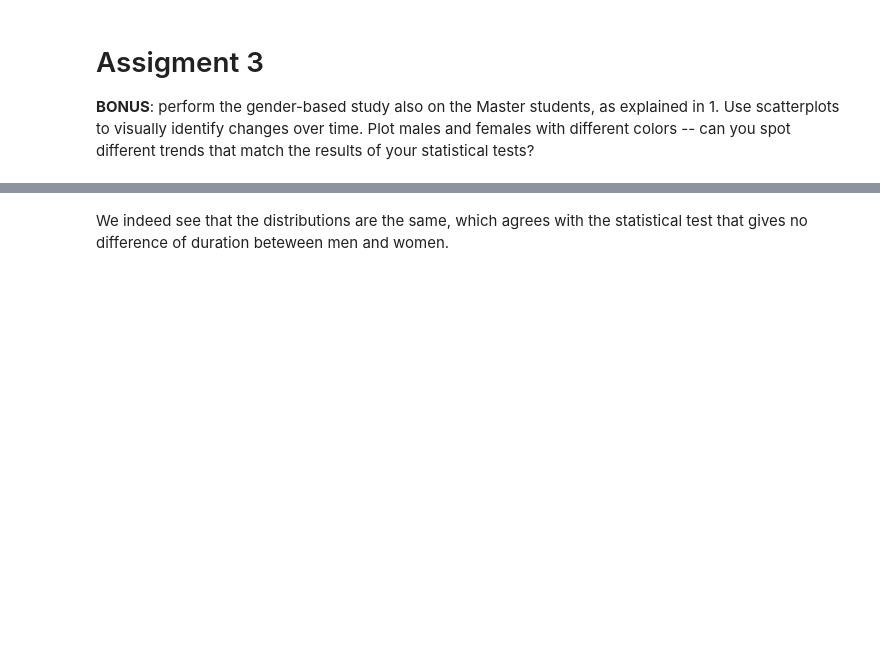
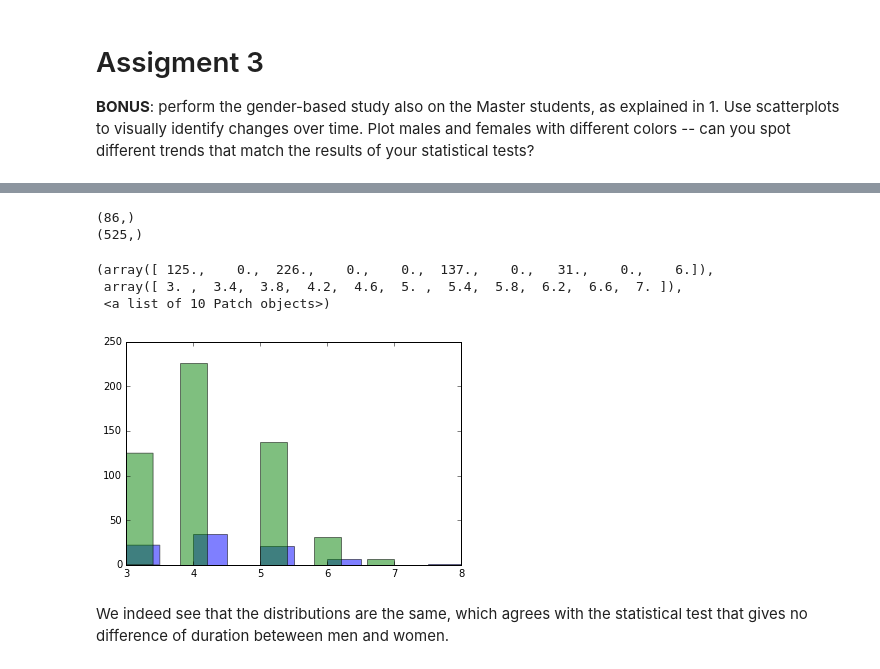
Before and after one commit to AgatheVkc/ada_homework, a Jupyter notebook: 02 - Data from the Web/assignment2.ipynb, the cells around one changed output, grey strips where cells are left out. Drawn from its saved outputs; the diff is of its cells as text; code cells hidden in the pictures; blank space fills up the shorter version.

```diff
--- a/02 - Data from the Web/assignment2.ipynb
+++ b/02 - Data from the Web/assignment2.ipynb
@@ -111,12 +117,21 @@ We perform here the extraction from all the years and master stages for each stu
 master_student = pd.DataFrame(columns = ['Civilité', 'Nom Prénom',
                                          'Master semestre 1', 'Master semestre 2', 'Master semestre 3',
                                          'Projet Master printemps', 'Projet Master automne',
-                                         'Spécialisation', 'Mineur'])
+                                         'Spécialisation', 'Mineur','Starting Year'])
 master_student.index.name = 'No Sciper'
 
 pedagogic_year = ['Master semestre 1','Master semestre 2','Master semestre 3',
                   'Projet Master printemps','Projet Master automne']
 for year in range(2007,2016):
-    year_string = str(year) + '-' + str(year+1)
+
     for pedag in  pedagogic_year :
-         master_student = MasterStart(year_string,master_student,pedag)
+         master_student = MasterStart(year,master_student,pedag)
+# %%
+master_student = master_student[np.logical_not((master_student['Starting Year'] ==2007)&(master_student['Master semestre 1']==0))]
+master_student = master_student[np.logical_not((master_student['Starting Year'] ==2015)&(master_student['Master semestre 1']==1))]
+course_time = (master_student['Master semestre 1']+master_student['Master semestre 2']+
+        master_student['Master semestre 3']+master_student['Projet Master printemps']+
+        master_student['Projet Master automne'])
+master_student = master_student[course_time>1]
+master_student.sort_values(ascending =[True, True],by=['Master semestre 1','Master semestre 2'])
+#master_student.sort_values(ascending =[False,True],by=['Master semestre 1','Master semestre 2'])
@@ -130,10 +164,7 @@ print(master_student.index.is_unique)
 ## sum over all the master 1,2,3 plus additional master project.
 ## The two long lines starting with one add a semester to the master for students having :
 ## 0 semesters in MS1, MS2 // 0 semesters in Master project autumn/spring
-time = (master_student['Master semestre 1']+master_student['Master semestre 2']+
-        1-((master_student['Master semestre 1']+ master_student['Master semestre 2'])>=1) +
-        master_student['Master semestre 3']+master_student['Projet Master printemps']+
-        master_student['Projet Master automne']+
-        1-((master_student['Projet Master printemps']+ master_student['Projet Master automne'])>=1))
+
+time = (course_time + 1-((master_student['Projet Master printemps']+ master_student['Projet Master automne'])>=1))
 master_student['Time to Finish']= time
 master_student.sort_values(ascending=[True,True],by=['Master semestre 1', 'Master semestre 2']).head(10)
@@ -232,32 +356,41 @@ plt.show()
 # %%
+%matplotlib inline
+
 import matplotlib.pyplot as plt
 
 #plt.figure()
 #plt.histogram(men_master_student.loc[:,'Time to Finish'].values)
 
 #print(women_master_student['Time to Finish'].values)
 
 
 #print(women_master_student['Time to Finish'])
 #women_master_student['Time to Finish'].hist(bins=20)
 #men_master_student['Time to Finish'].hist(bins=20)
 print(women_master_student['Time to Finish'].values.shape)
 print(men_master_student['Time to Finish'].values.shape)
 
 #data = np.vstack([women_master_student['Time to Finish'].values, men_master_student['Time to Finish'].values])
 
-#plt.hist(women_master_student['Time to Finish'].values, alpha=0.5, bins=20, stacked=True)
+plt.hist(women_master_student['Time to Finish'].values, alpha=0.5, bins=10, stacked=True)
 #plt.hold()
-#plt.hist(men_master_student['Time to Finish'].values,alpha=0.5, bins=20, stacked=True)
+plt.hist(men_master_student['Time to Finish'].values,alpha=0.5, bins=10, stacked=True)
 
 
-f, axarr = plt.subplots(2, sharex=True)
-axarr[0].hist(women_master_student['Time to Finish'].values, alpha=0.5, bins=15, stacked=True, color='r')
-axarr[0].set_title('Histogram plot of time taken to finish for each sex')
-axarr[1].hist(men_master_student['Time to Finish'].values,alpha=0.5, bins=15, stacked=True, color='b')
-axarr[0].set_ylabel('Number of \nfemale students')
-axarr[1].set_ylabel('Number of \nmale students')
-axarr[1].set_xlabel('Semesters taken to complete the master')
-plt.show()
+#f, axarr = plt.subplots(2, sharex=True)
+#axarr[0].hist(women_master_student['Time to Finish'].values, alpha=0.5, bins=15, stacked=True, color='r')
+##axarr[0].set_title('Histogram plot of time taken to finish for each sex')
+#axarr[1].hist(men_master_student['Time to Finish'].values,alpha=0.5, bins=15, stacked=True, color='b')
+#axarr[0].set_ylabel('Number of \nfemale students')
+#axarr[1].set_ylabel('Number of \nmale students')
+#axarr[1].set_xlabel('Semesters taken to complete the master')
+#plt.show()
+# %% [output]
+(86,)
+(525,)
+(array([ 125.,    0.,  226.,    0.,    0.,  137.,    0.,   31.,    0.,    6.]),
+ array([ 3. ,  3.4,  3.8,  4.2,  4.6,  5. ,  5.4,  5.8,  6.2,  6.6,  7. ]),
+ <a list of 10 Patch objects>)
+[figure, added]
 # %% [markdown]
 We indeed see that the distributions are the same, which agrees with the statistical test that gives no difference of duration beteween men and women.
```
Also changed, not shown: parts of 16 cells of this notebook.
